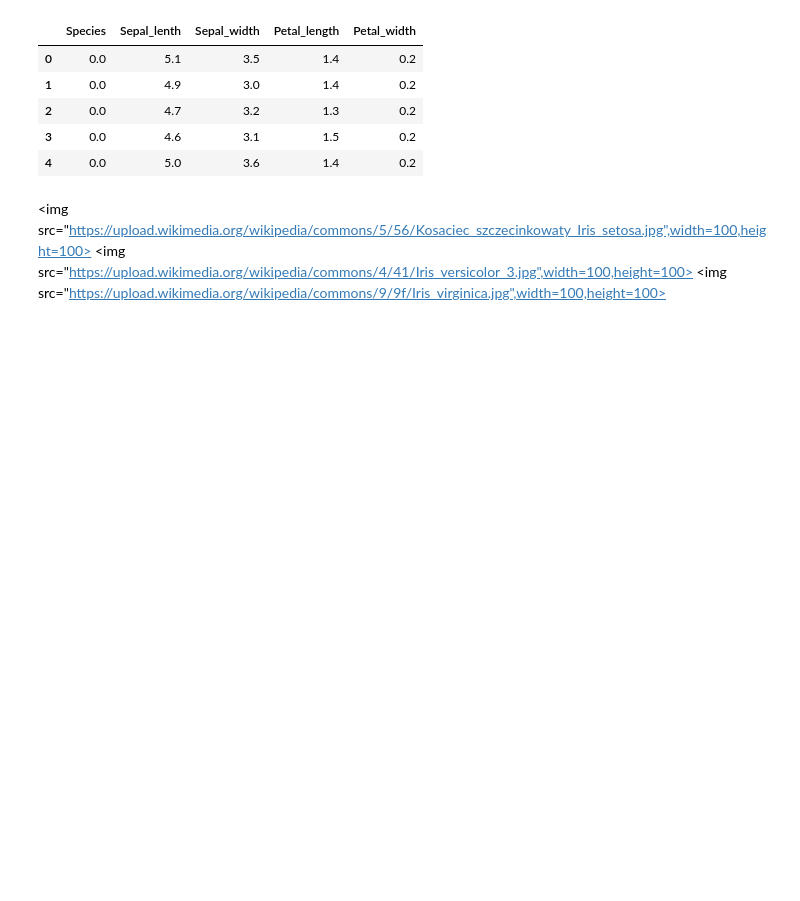
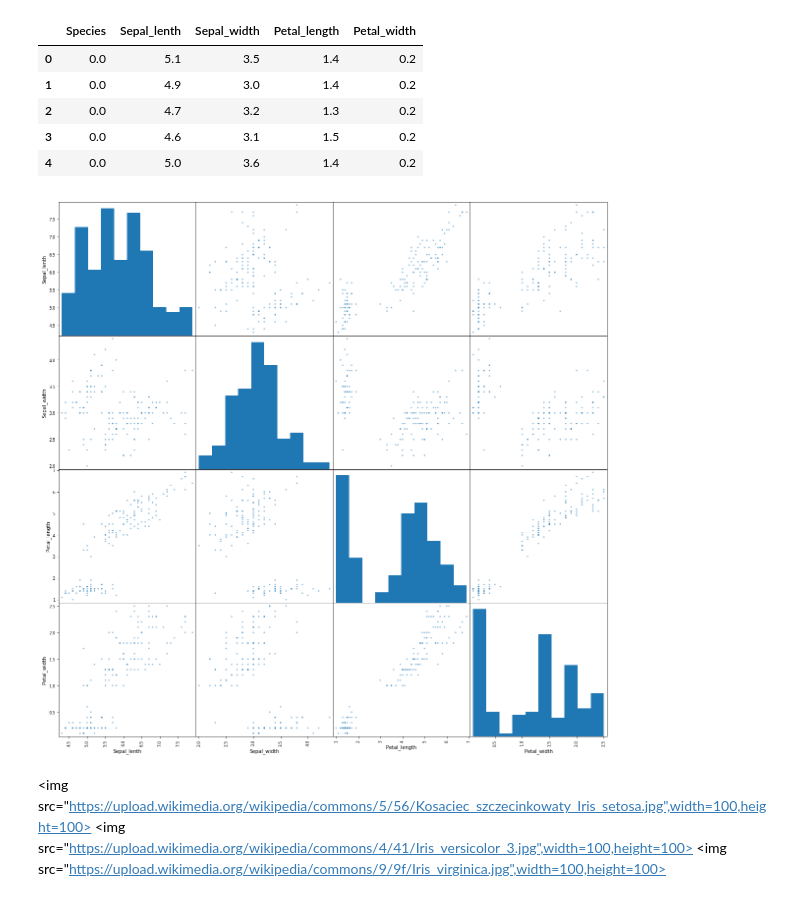
Before and after one commit to zhiaozhou/ADS2017_zz1749, a Jupyter notebook: session6/Session 06.ipynb, the cells around one changed output. Saved outputs shown, nothing was run; the diff lists cells and outputs as text; code cells hidden in the pictures; blank space fills up the shorter version.

```diff
--- a/session6/Session 06.ipynb
+++ b/session6/Session 06.ipynb
@@ -290,6 +312,10 @@ data_i.head()
 | 2 | 0.0 | 4.7 | 3.2 | 1.3 | 0.2 |
 | 3 | 0.0 | 4.6 | 3.1 | 1.5 | 0.2 |
 | 4 | 0.0 | 5.0 | 3.6 | 1.4 | 0.2 |
+# %%
+pd.tools.plotting.scatter_matrix(data_i[data_i.columns[1:]],figsize=(20,20));
+# %% [output]
+[figure, added]
 # %% [markdown]
 <img src="https://upload.wikimedia.org/wikipedia/commons/5/56/Kosaciec_szczecinkowaty_Iris_setosa.jpg",width=100,height=100>
 <img src="https://upload.wikimedia.org/wikipedia/commons/4/41/Iris_versicolor_3.jpg",width=100,height=100>
```
Also changed, not shown: parts of 15 cells of this notebook, 21 other files.
